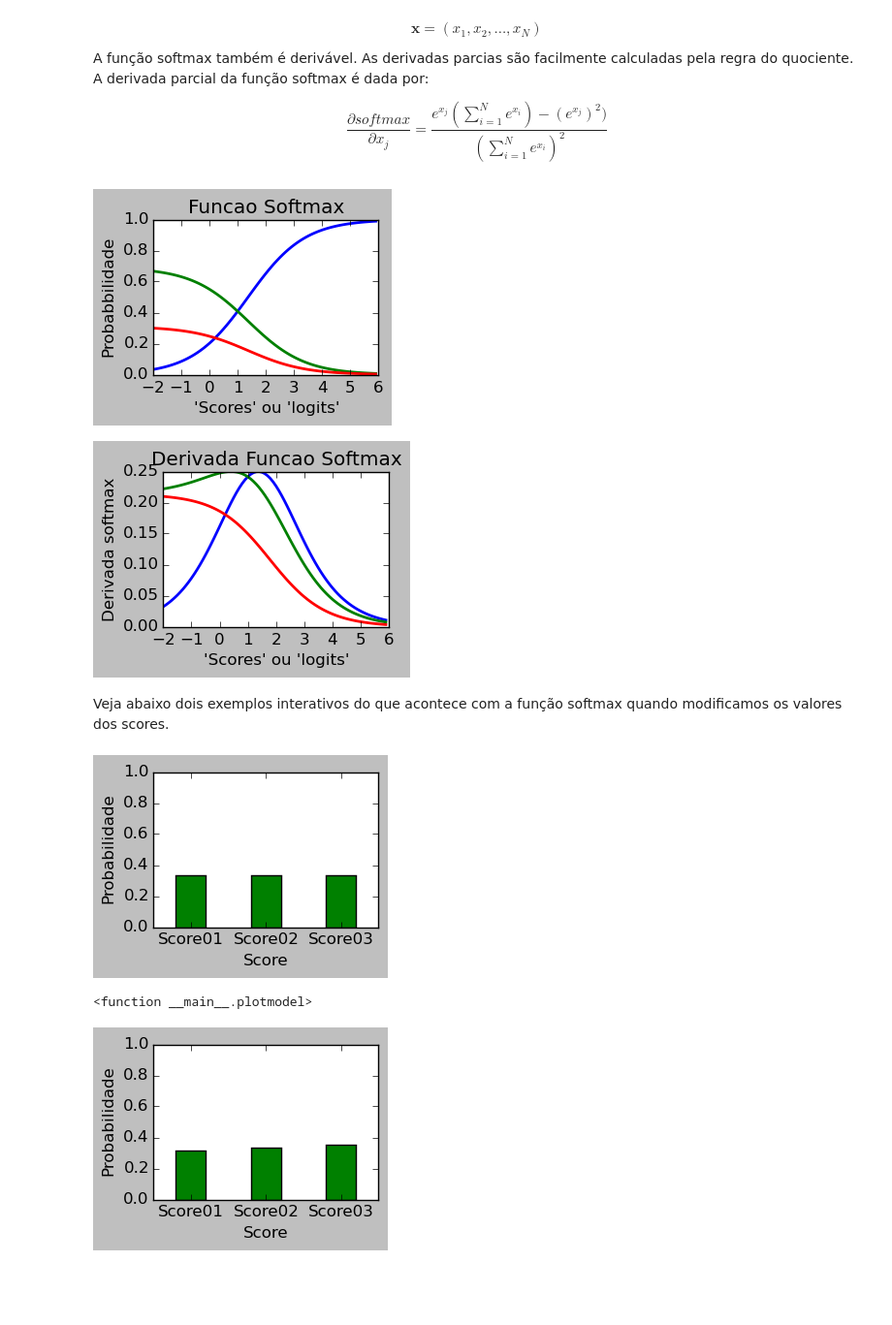
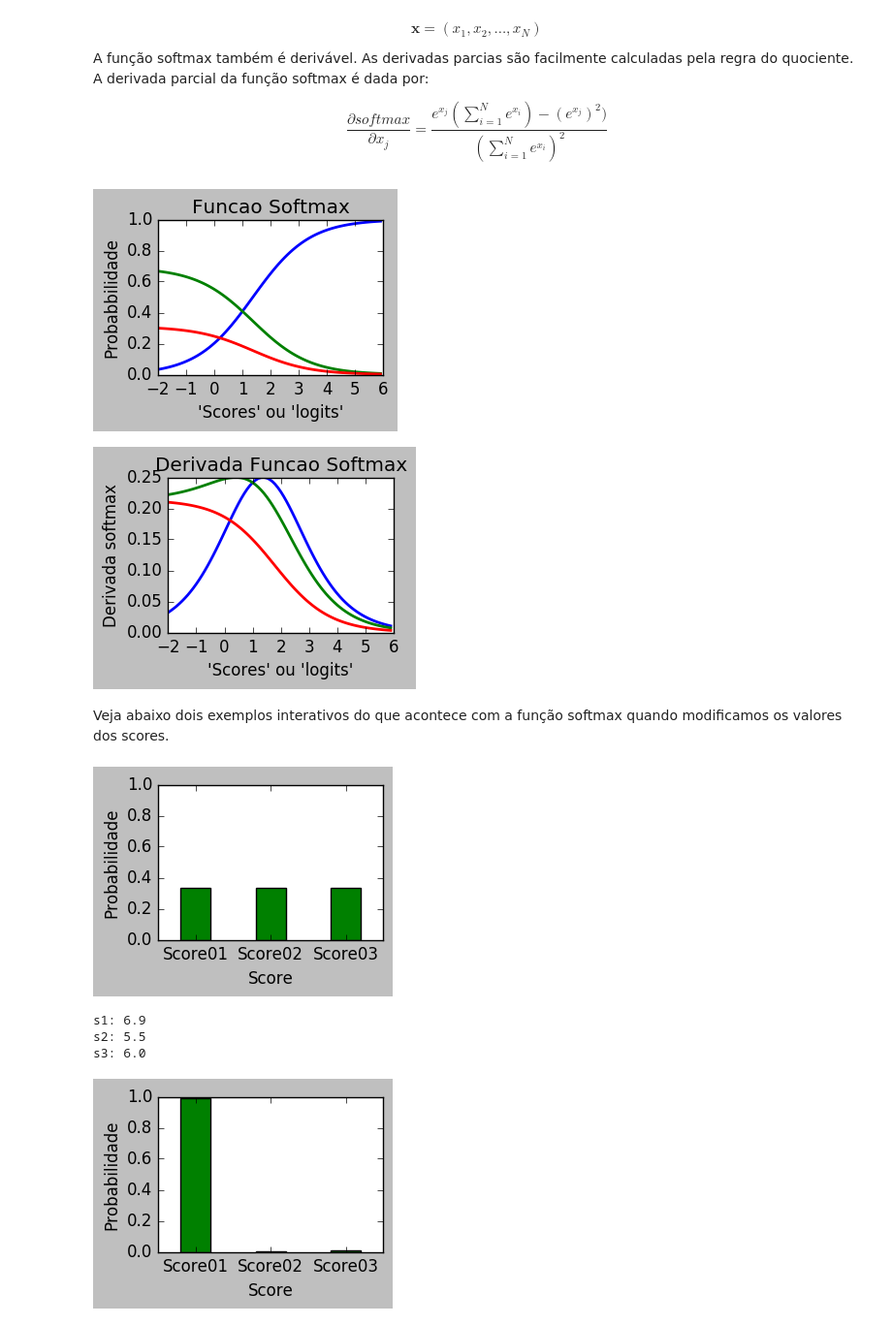
Before and after one commit to robertoalotufo/rnap, a Jupyter notebook: dev/2017-02-08-RMS-sigmoid-softmax.ipynb, the cells around one changed output. Shown at 97% size. Drawn from its saved outputs; the diff is of its cells as text; code cells hidden in the pictures; blank space fills up the shorter version.

Commit message:
melhorias softmax

```diff
--- a/dev/2017-02-08-RMS-sigmoid-softmax.ipynb
+++ b/dev/2017-02-08-RMS-sigmoid-softmax.ipynb
@@ -62,9 +62,10 @@ A função softmax também é derivável. As derivadas parcias são facilmente c
 
 $$\frac{\partial softmax}{\partial x_j} = \frac{e^{x_j}(\sum_{i=1}^{N}e^{x_i}) - (e^{x_j})^2)}{(\sum_{i=1}^{N}e^{x_i})^2}$$
 # %%
-def softmax(x):
-    aux = np.exp(x)
-    return (aux.T/aux.sum(axis = 1)).T
+def softmax(S):
+    E = np.exp(S)
+    E/=E.sum(axis=-1,keepdims = True)
+    return E
 
 x2 = np.arange(-2.0, 6.0, 0.1)
 scores = np.vstack([x2, np.ones_like(x2), 0.2 * np.ones_like(x2)]).T
@@ -87,8 +88,8 @@ plt.ylabel("Derivada softmax")
 plt.title("Derivada Funcao Softmax")
 plt.show()
 # %% [output]
-[figure, old version]
+[figure, new version]
-[figure, old version]
+[figure, new version]
 # %% [markdown]
 Veja abaixo dois exemplos interativos do que acontece com a função softmax quando modificamos os valores dos scores.
 # %%
@@ -108,30 +109,36 @@ def plotmodel(s1,s2,s3):
     ax.set_ylabel('Probabilidade')
     plt.show()
 
-interact(plotmodel,s1 = (1,10,1),s2 = (1,10,1),s3 = (1,10,1))
+interact(plotmodel,s1 = (1,10,.1),s2 = (1,10,.1),s3 = (1,10,.1))
 # %% [output]
-[figure, old version]
+[figure, new version]
-<function __main__.plotmodel>
 # %%
-def plotmodel2(M, op):
-    scores = np.array([[5, 5.5, 6]])
+def plotmodel2(M, s1,op):
+    scores = np.array([[s1, 5.5, 6]])
+    print "s1:",scores[0,0]
+    print "s2:",scores[0,1]
+    print "s3:",scores[0,2]
+
     if op == 1:
         psoftmax2 = softmax(scores*M).ravel()
     else:
         psoftmax2 = softmax(scores/M).ravel()
     plt.rcdefaults()
     fig, ax = plt.subplots(figsize=(3, 2))
     people = ('Score01', 'Score02', 'Score03')
     x_pos = [2,4,6]
     ax.bar(x_pos, psoftmax2, align='center',color='green', ecolor='black')
     ax.set_xticks(x_pos)
     ax.set_xticklabels(people)
     #ax.invert_yaxis()  # labels read top-to-bottom
     ax.set_ylim([0,1])
     ax.set_xlabel('Score')
     ax.set_ylabel('Probabilidade')
     plt.show()
 
-interact(plotmodel2,M = (1,10,1),op = {'Multiplication':1,'Division':2})
+interact(plotmodel2,M = (1,10,1),s1 = (1,10,.1),op = {'Multiplication':1,'Division':2})
 # %% [output]
+s1: 6.9
+s2: 5.5
+s3: 6.0
-[figure, old version]
+[figure, new version]
```
Also changed, not shown: parts of 2 cells of this notebook, 1 other file.
